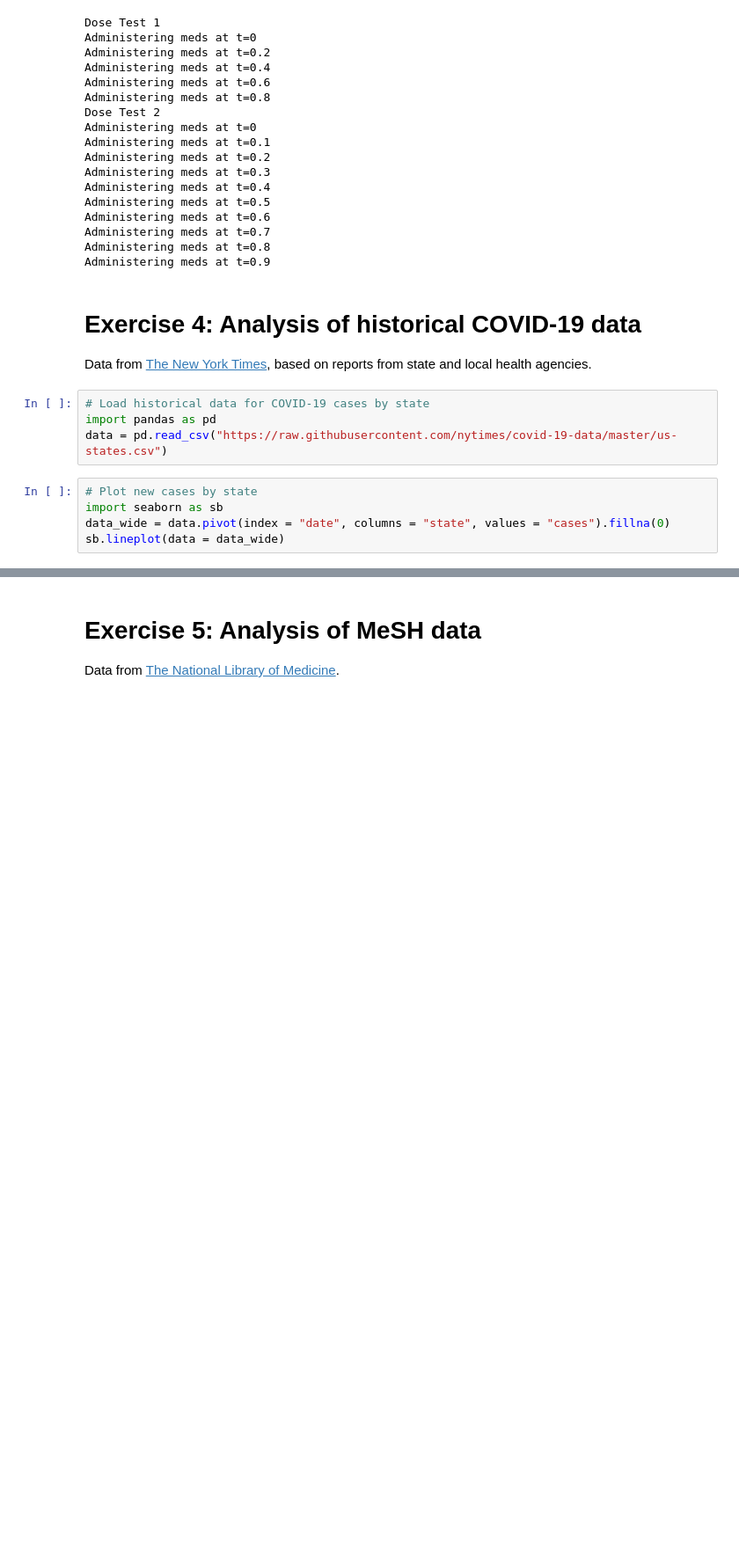
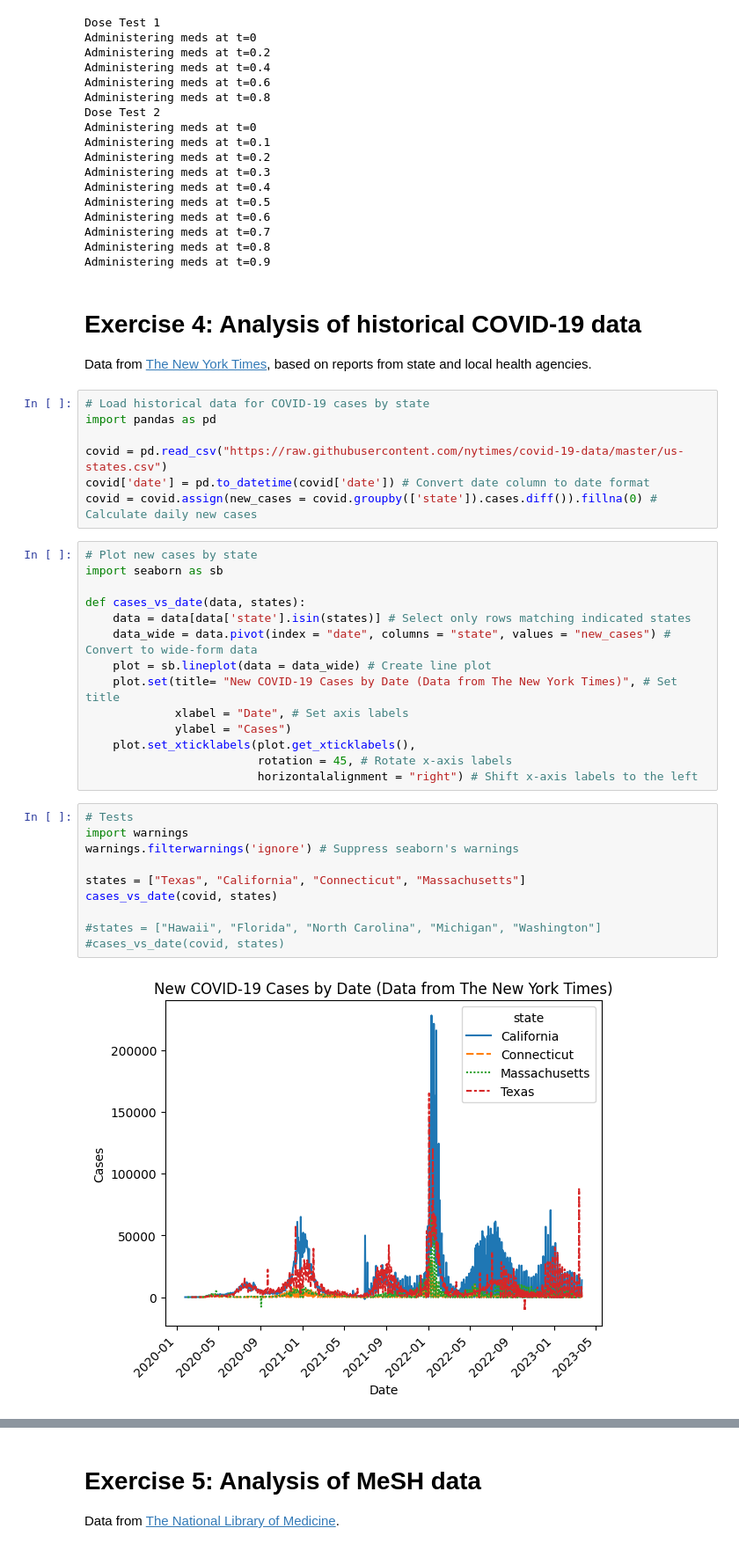
Before and after one commit to kevinwjin/cbb634, a Jupyter notebook: pset_1/pset_1.ipynb, the cells around one changed output, grey strips where cells are left out. Shown at 88% size. Saved outputs shown, nothing was run; the diff lists cells and outputs as text; blank space fills up the shorter version.

```diff
--- a/pset_1/pset_1.ipynb
+++ b/pset_1/pset_1.ipynb
@@ -151,9 +151,33 @@ Data from [The New York Times](https://github.com/nytimes/covid-19-data), based
 # %%
 # Load historical data for COVID-19 cases by state
 import pandas as pd
-data = pd.read_csv("https://raw.githubusercontent.com/nytimes/covid-19-data/master/us-states.csv")
+
+covid = pd.read_csv("https://raw.githubusercontent.com/nytimes/covid-19-data/master/us-states.csv")
+covid['date'] = pd.to_datetime(covid['date']) # Convert date column to date format
+covid = covid.assign(new_cases = covid.groupby(['state']).cases.diff()).fillna(0) # Calculate daily new cases
-# %%
-# Plot new cases by state
-import seaborn as sb
-data_wide = data.pivot(index = "date", columns = "state", values = "cases").fillna(0)
-sb.lineplot(data = data_wide)
+# %%
+# Plot new cases by state
+import seaborn as sb
+
+def cases_vs_date(data, states):
+    data = data[data['state'].isin(states)] # Select only rows matching indicated states
+    data_wide = data.pivot(index = "date", columns = "state", values = "new_cases") # Convert to wide-form data
+    plot = sb.lineplot(data = data_wide) # Create line plot
+    plot.set(title= "New COVID-19 Cases by Date (Data from The New York Times)", # Set title
+             xlabel = "Date", # Set axis labels
+             ylabel = "Cases")
+    plot.set_xticklabels(plot.get_xticklabels(),
+                         rotation = 45, # Rotate x-axis labels
+                         horizontalalignment = "right") # Shift x-axis labels to the left
+# %%
+# Tests
+import warnings
+warnings.filterwarnings('ignore') # Suppress seaborn's warnings
+
+states = ["Texas", "California", "Connecticut", "Massachusetts"]
+cases_vs_date(covid, states)
+
+#states = ["Hawaii", "Florida", "North Carolina", "Michigan", "Washington"]
+#cases_vs_date(covid, states)
+# %% [output]
+[figure, added]
```
Also changed, not shown: parts of 5 cells of this notebook.
